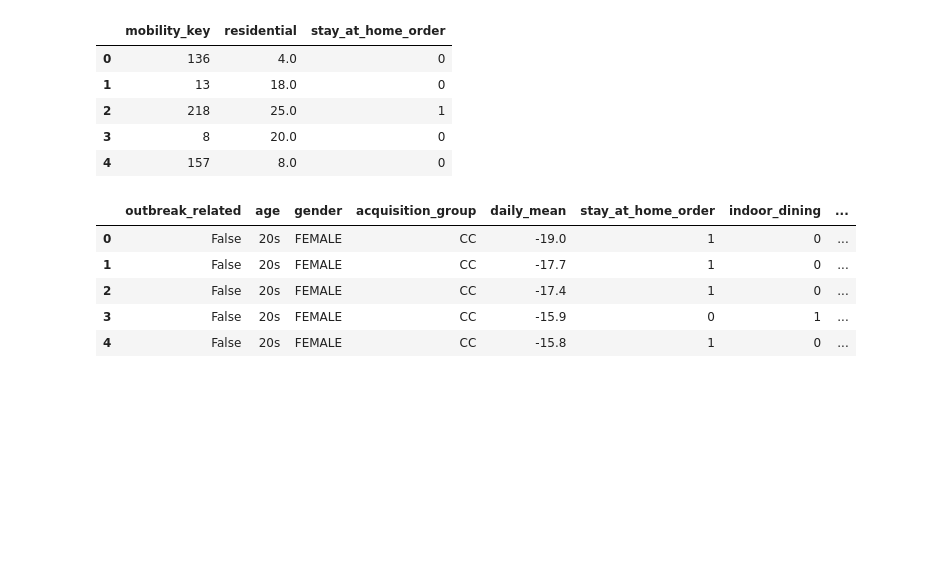
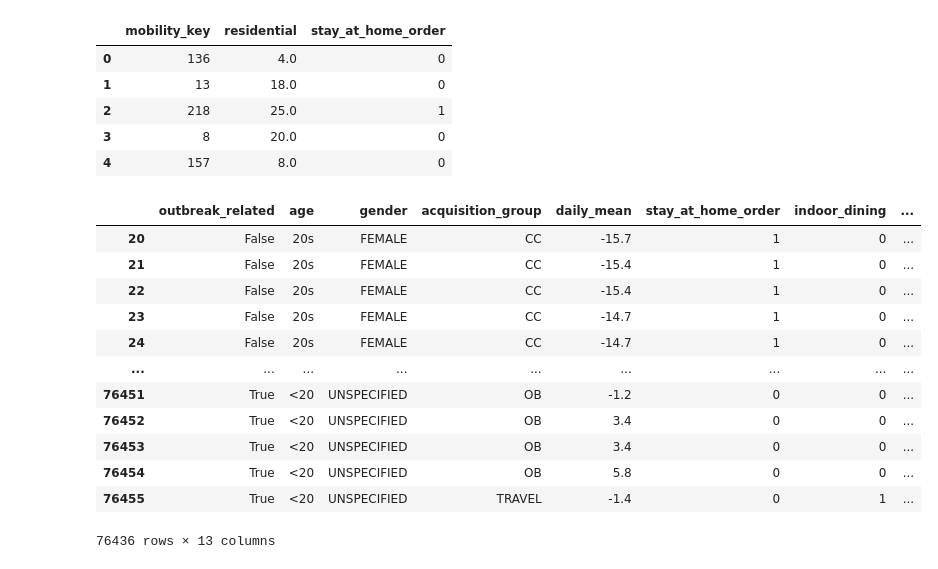
Before and after one commit to WilliamBHuynh/COVID-Tracking-Data-Mart, a Jupyter notebook: Data/Data_Mining_Samet.ipynb, the cells around one changed output. Saved outputs shown, nothing was run; the diff lists cells and outputs as text; code cells hidden in the pictures; blank space fills up the shorter version.

```diff
--- a/Data/Data_Mining_Samet.ipynb
+++ b/Data/Data_Mining_Samet.ipynb
@@ -39,7 +39,7 @@ weather_query = sqlio.read_sql_query(weather_query, conn)
 special_measures = sqlio.read_sql_query(special_query, conn)
 mobility = sqlio.read_sql_query(mobility_query, conn)
 
-conn = None
+#conn = None
 # %%
 residential_query  = '''SELECT DISTINCT m.mobility_key, m.residential, s.stay_at_home_order
 FROM d_mobility m, d_special_measures s, fact_table f
@@ -48,7 +48,8 @@ WHERE f.mobility_key = m.mobility_key AND f.special_measures_key = s.surrogate_k
 residential = sqlio.read_sql_query(residential_query, conn)
 
 
-outbreaks_query = '''SELECT p.outbreak_related, p.age, p.gender, p.acquisition_group, w.daily_mean,
+outbreaks_query = '''SELECT t1.*, 1 as SUM
+FROM (SELECT p.outbreak_related, p.age, p.gender, p.acquisition_group, w.daily_mean,
 s.stay_at_home_order, s.indoor_dining, s.gyms_open, m.workplaces, m.residential,
 m.retail_and_recreation, SUM(f.fatal + f.resolved + f.unresolved)
 FROM fact_table f, d_special_measures s, d_mobility m, d_patient p, d_weather w
@@ -57,7 +58,7 @@ f.mobility_key = m.mobility_key AND f.special_measures_key = s.surrogate_key
 
 GROUP BY p.outbreak_related, p.age, p.gender, p.acquisition_group, w.daily_mean,
 s.stay_at_home_order, s.indoor_dining, s.gyms_open, m.workplaces, m.residential,
-m.retail_and_recreation'''
+m.retail_and_recreation) AS t1, generate_series(1, t1.sum)'''
 
 outbreaks = sqlio.read_sql_query(outbreaks_query, conn)
 conn = None
@@ -138,14 +135,21 @@ residential.head()
 | 4 | 157 | 8.0 | 0 |
 # %%
 # Table containing all the attributes initially thought to be relevant to outbreaks
-outbreaks.head()
+outbreaks[20:]
 # %% [output]
 |  | outbreak_related | age | gender | acquisition_group | daily_mean | stay_at_home_order | indoor_dining | ... |
-| 0 | False | 20s | FEMALE | CC | -19.0 | 1 | 0 | ... |
-| 1 | False | 20s | FEMALE | CC | -17.7 | 1 | 0 | ... |
-| 2 | False | 20s | FEMALE | CC | -17.4 | 1 | 0 | ... |
-| 3 | False | 20s | FEMALE | CC | -15.9 | 0 | 1 | ... |
-| 4 | False | 20s | FEMALE | CC | -15.8 | 1 | 0 | ... |
+| 20 | False | 20s | FEMALE | CC | -15.7 | 1 | 0 | ... |
+| 21 | False | 20s | FEMALE | CC | -15.4 | 1 | 0 | ... |
+| 22 | False | 20s | FEMALE | CC | -15.4 | 1 | 0 | ... |
+| 23 | False | 20s | FEMALE | CC | -14.7 | 1 | 0 | ... |
+| 24 | False | 20s | FEMALE | CC | -14.7 | 1 | 0 | ... |
+| ... | ... | ... | ... | ... | ... | ... | ... | ... |
+| 76451 | True | <20 | UNSPECIFIED | OB | -1.2 | 0 | 0 | ... |
+| 76452 | True | <20 | UNSPECIFIED | OB | 3.4 | 0 | 0 | ... |
+| 76453 | True | <20 | UNSPECIFIED | OB | 3.4 | 0 | 0 | ... |
+| 76454 | True | <20 | UNSPECIFIED | OB | 5.8 | 0 | 0 | ... |
+| 76455 | True | <20 | UNSPECIFIED | TRAVEL | -1.4 | 0 | 1 | ... |
+76436 rows × 13 columns
 # %%
 residential_mobility = residential['residential']
 at_home = residential['stay_at_home_order']
```
Also changed, not shown: parts of 5 cells of this notebook.
